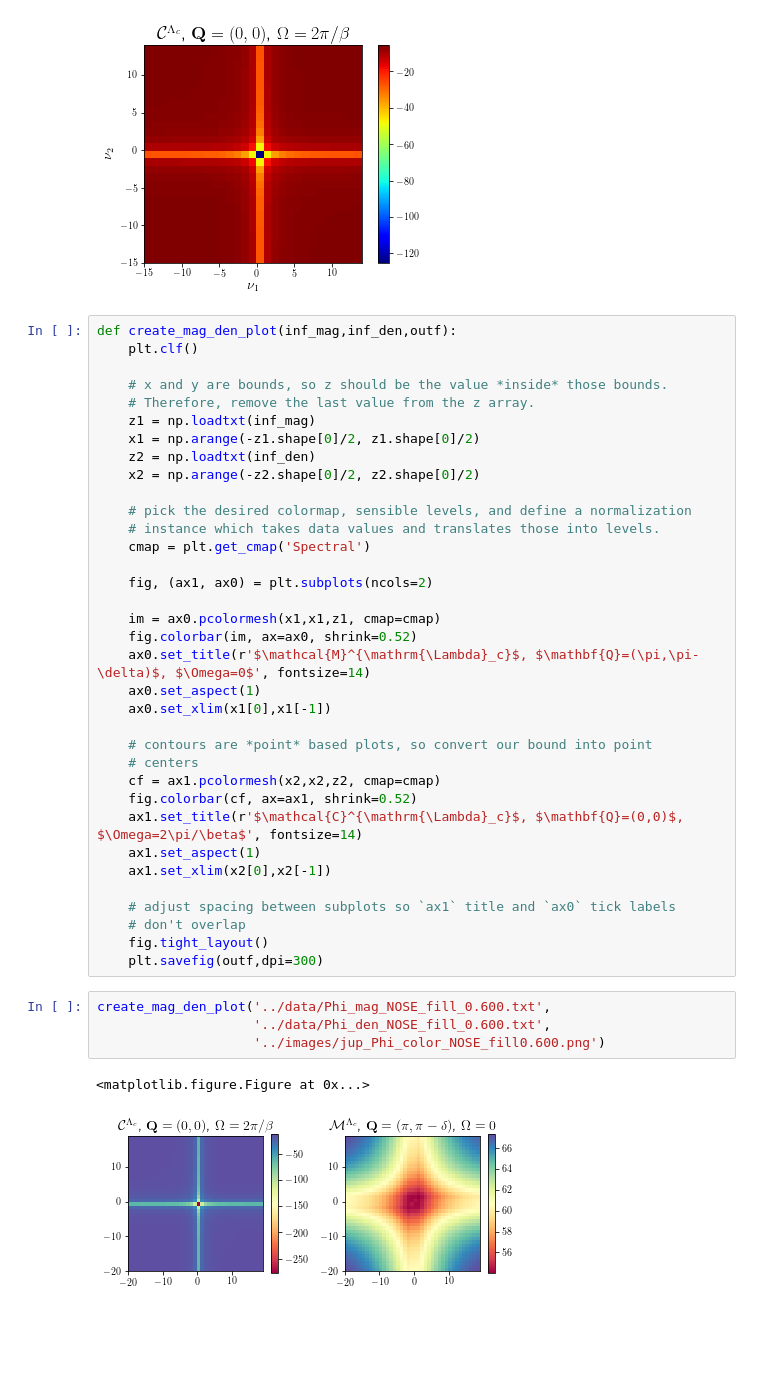
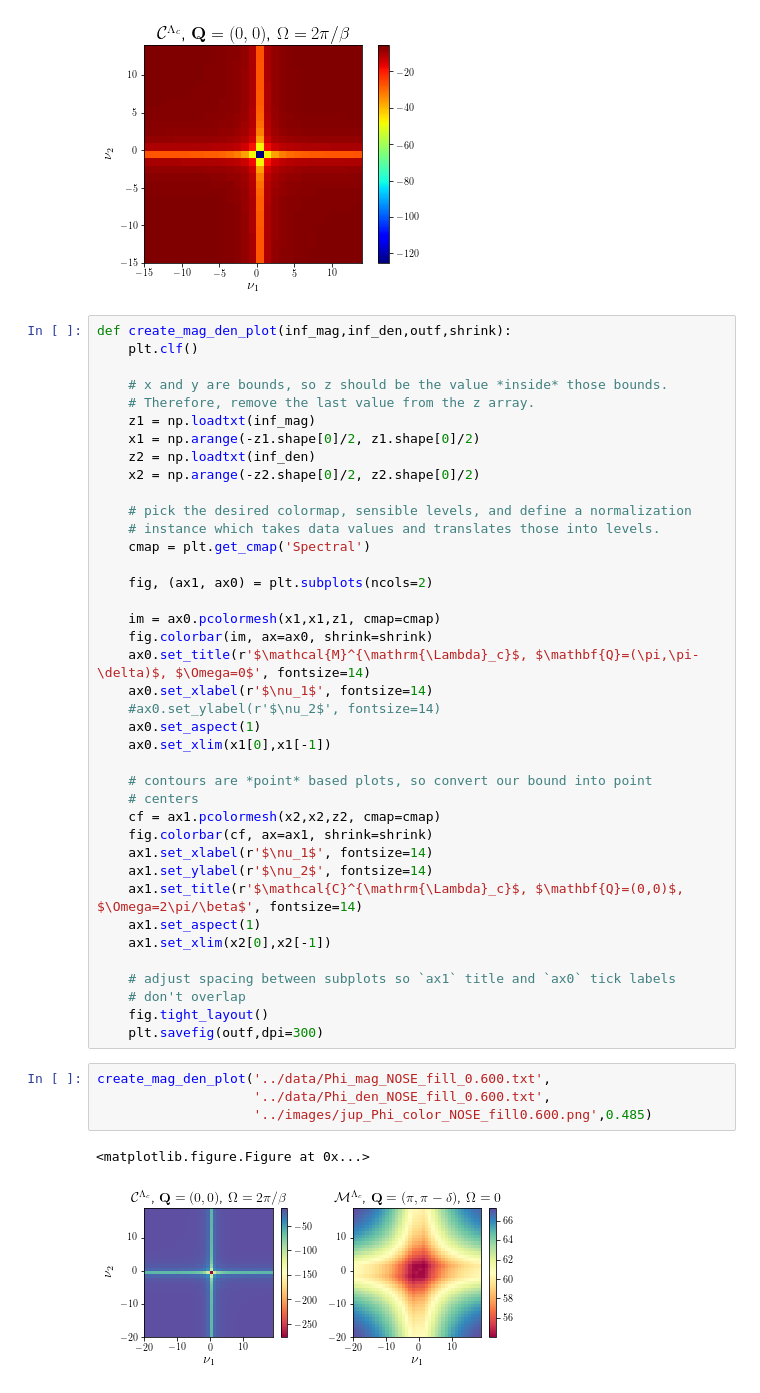
Before and after one commit to Ciro-Taranto/fRG_paper, a Jupyter notebook: scripts/Plot2D_mag_den.ipynb, the cells around one changed output. Saved outputs shown, nothing was run; the diff lists cells and outputs as text; blank space fills up the shorter version.

Commit message:
Added nu_1 nu_2 to mag den plots

```diff
--- a/scripts/Plot2D_mag_den.ipynb
+++ b/scripts/Plot2D_mag_den.ipynb
@@ -53,7 +53,7 @@ import matplotlib.pyplot as plt
 (30, 30) min, max:  -125.00753604 -5.57281919
 [figure]
 # %%
-def create_mag_den_plot(inf_mag,inf_den,outf):
+def create_mag_den_plot(inf_mag,inf_den,outf,shrink):
     plt.clf()
 
     # x and y are bounds, so z should be the value *inside* those bounds.
@@ -70,15 +70,19 @@ def create_mag_den_plot(inf_mag,inf_den,outf):
     fig, (ax1, ax0) = plt.subplots(ncols=2)
 
     im = ax0.pcolormesh(x1,x1,z1, cmap=cmap)
-    fig.colorbar(im, ax=ax0, shrink=0.52)
+    fig.colorbar(im, ax=ax0, shrink=shrink)
     ax0.set_title(r'$\mathcal{M}^{\mathrm{\Lambda}_c}$, $\mathbf{Q}=(\pi,\pi-\delta)$, $\Omega=0$', fontsize=14)
+    ax0.set_xlabel(r'$\nu_1$', fontsize=14)
+    #ax0.set_ylabel(r'$\nu_2$', fontsize=14)
     ax0.set_aspect(1)
     ax0.set_xlim(x1[0],x1[-1])
 
     # contours are *point* based plots, so convert our bound into point
     # centers
     cf = ax1.pcolormesh(x2,x2,z2, cmap=cmap)
-    fig.colorbar(cf, ax=ax1, shrink=0.52)
+    fig.colorbar(cf, ax=ax1, shrink=shrink)
+    ax1.set_xlabel(r'$\nu_1$', fontsize=14)
+    ax1.set_ylabel(r'$\nu_2$', fontsize=14)
     ax1.set_title(r'$\mathcal{C}^{\mathrm{\Lambda}_c}$, $\mathbf{Q}=(0,0)$, $\Omega=2\pi/\beta$', fontsize=14)
     ax1.set_aspect(1)
     ax1.set_xlim(x2[0],x2[-1])
@@ -90,10 +94,10 @@ def create_mag_den_plot(inf_mag,inf_den,outf):
 # %%
 create_mag_den_plot('../data/Phi_mag_NOSE_fill_0.600.txt',
                     '../data/Phi_den_NOSE_fill_0.600.txt',
-                    '../images/jup_Phi_color_NOSE_fill0.600.png')
+                    '../images/jup_Phi_color_NOSE_fill0.600.png',0.485)
 # %% [output]
 <matplotlib.figure.Figure at 0x...>
-[figure, old version]
+[figure, new version]
 # %%
 create_mag_den_plot('../data/Phi_mag_SE_fill_0.975.txt',
                     '../data/Phi_den_SE_fill_0.975.txt',
```
Also changed, not shown: parts of 2 cells of this notebook, 3 other files.
